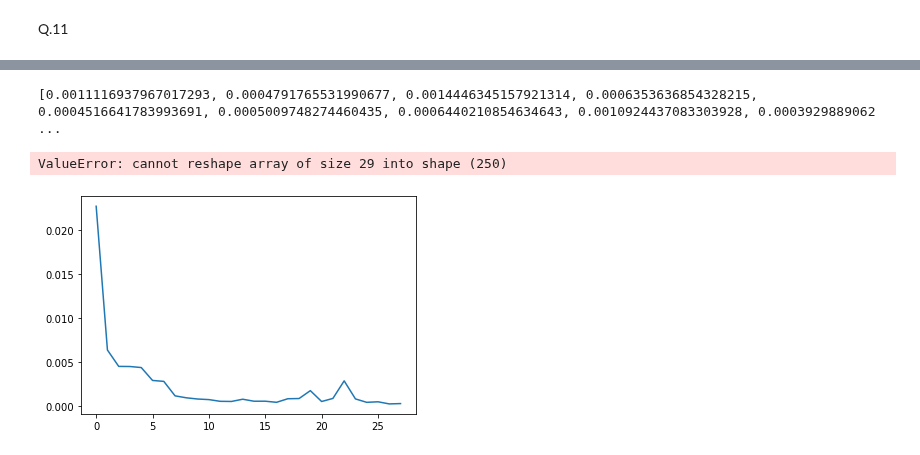
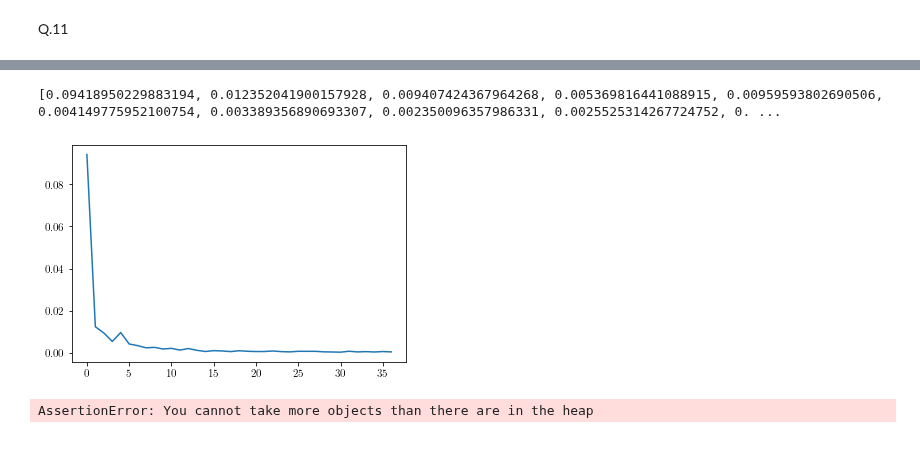
Before and after one commit to louisPoulain/ANN_NIM, a Jupyter notebook: DQN copy.ipynb, the cells around one changed output, grey strips where cells are left out. Cells and saved outputs as stored; diff of their text form; code cells hidden in the pictures.

```diff
--- a/DQN copy.ipynb
+++ b/DQN copy.ipynb
@@ -69,8 +69,10 @@ class DQN_Player(OptimalPlayer):
     def QL_Move(self, heaps):
         state = to_input(heaps)
         q = self.target_net(state)
+        print("in ql_move, q : ", q)
         argmax = torch.argmax(q)
         move = torch.tensor([argmax.div(7, rounding_mode="floor")+1, torch.remainder(argmax, 7)+1], device = device)
+        print("Move :", move)
         action = move
         return move, action
 
@@ -147,7 +149,7 @@ def select_action(state):
         result = torch.tensor([random.randrange(1,4), random.randrange(1,8)], device=device, dtype=torch.long)
         #print("if sampel > eps : ", result)
         if  result[0]==0 or result[1] == 0 :
-                print("aussercours dans select action avec result = random")
+                print("aux secours dans select action avec result = random")
                 print(result)
         return result
 
@@ -209,7 +211,7 @@ def optimize_model():
     #print("state batch :", state_batch.shape)
     action_batch = torch.cat(batch.action)
     reward_batch = torch.cat(batch.reward)
-
+    #print("reward batch ", reward_batch)
     # Compute Q(s_t, a) - the model computes Q(s_t), then we select the
     # columns of actions taken. These are the actions which would've been taken
     # for each batch state according to policy_net
@@ -234,7 +236,7 @@ def optimize_model():
     #print("expected state action values : ", expected_state_action_values) #64 x 1
 
     # Compute Huber loss
-    loss = criterion(state_action_values, expected_state_action_values.unsqueeze(1))
+    loss = criterion(state_action_values, expected_state_action_values.unsqueeze(1).detach())
 
     # Optimize the model
     optimizer.zero_grad()
@@ -249,6 +251,7 @@ def DQN_one_game(playerDQN, playerOpt, env):
     heaps, _, _ = env.observe()
     i = 0
     while not env.end:
+        env.render()
         if env.current_player == playerOpt.player:
             move = playerOpt.act(heaps)
             heaps, end, winner = env.step(move)
@@ -260,7 +263,7 @@ def DQN_one_game(playerDQN, playerOpt, env):
     return env.reward(playerDQN.player)
 
 
-def Q1_DQN(target_net, nb_games = 20000, eps = 0.2, eps_opt = 0.5, step = 250, seed = None, question = 'q3-1'):
+def Q1_DQN(target_net, nb_games = 20000, eps = 0.2, eps_opt = 0.5, step = 250, seed = None, question = 'q3-11'):
     Rewards = []
     Steps = []
     total_reward = 0.0
@@ -295,7 +298,7 @@ epsilon greedy :  0.5
 # %% [markdown]
 # TEST
 # %%
-num_episodes = 10001
+num_episodes = 101
 for i_episode in range(num_episodes):
     # Initialize the environment and state
     env.reset()
@@ -324,6 +327,7 @@ for i_episode in range(num_episodes):
                 reward = torch.tensor([0], device=device)
             else :
                 #the game has ended and we add a reward of 1.
+                print("got reward 1")
                 reward = torch.tensor([1], device=device)
 
             if not done:
@@ -408,5 +380,6 @@ AssertionError: You cannot take more objects than there are in the heap
 # %%
 Turns = np.array([0,1])
-Player_DQN = DQN_Player(epsilon=0.5, player = Turns[1], target_net = target_net)
-Player_opt = OptimalPlayer(epsilon=0.5, player=Turns[0])
-reward = QL_one_game(Player_DQN, Player_opt, eps = 0, eps_opt = 0, alpha = 0, gamma = 0, env = env, update = False)
+env.reset()
+player_DQN = DQN_Player(epsilon=0.5, player = Turns[1], target_net = target_net)
+player_Opt = OptimalPlayer(epsilon=0.5, player = Turns[0])
+reward = DQN_one_game(player_DQN, player_Opt, env)
@@ -415,10 +409,9 @@ reward = QL_one_game(Player_DQN, Player_opt, eps = 0, eps_opt = 0, alpha = 0, ga
 # %% [markdown]
 Q.11
 # %%
-num_episodes = 20000
+num_episodes = 10001
 losses = []
 print("losses : ", losses)
-
 for i_episode in range(num_episodes):
     # Initialize the environment and state
     env.reset()
@@ -431,24 +424,24 @@ for i_episode in range(num_episodes):
         is_available = env.check_valid(action)
         if not is_available:
             #i.e. if the action is not valid, we give the agent a negative reward
-            #print("is not available : ")
+            #print("is not available : ", is_available)
             reward = torch.tensor([-1], device=device)
             next_state = None
             memory.push(state, action, next_state, reward)
             break
 
         else : #if the action is valid, we make a step
-            _, done, reward = env.step(action)
+            #print("is available : ", is_available)
+            heaps, done, reward = env.step(action)
             #env.render()
 
             if reward == None:
+                #the game has not ended, we add a reward of 0.
                 reward = torch.tensor([0], device=device)
             else :
-                #print("reward not None : ", reward)
-                reward = torch.tensor([reward], device=device)
+                #the game has ended and we add a reward of 1.
+                reward = torch.tensor([1], device=device)
 
-            # Observe new state
-            heaps, _, _ = env.observe()
             if not done:
                 next_state = to_input(heaps)
             else:
@@ -499,15 +492,12 @@ Heap 3: ||                       (2)
 # %%
 print(losses)
 losses = np.array(losses)
-aver_losses = (losses.reshape(-1, 250)).mean(axis = 1)
-print(aver_losses)
+plt.plot(losses)
+plt.show()
 # %% [output]
-[0.0011116937967017293, 0.0004791765531990677, 0.0014446345157921314, 0.0006353636854328215, 0.0004516641783993691, 0.0005009748274460435, 0.0006440210854634643, 0.0010924437083303928, 0.0003929889062 ...
+[0.09418950229883194, 0.012352041900157928, 0.009407424367964268, 0.005369816441088915, 0.00959593802690506, 0.004149775952100754, 0.003389356890693307, 0.002350096357986331, 0.0025525314267724752, 0. ...
-ValueError: cannot reshape array of size 29 into shape (250)
+[figure, added]
-# %%
-plt.plot(losses)
-plt.show()
-# %% [output]
-[figure, removed]
 # %%
-Q1_DQN(target_net, nb_games = 20000, eps = 0.2, eps_opt = 0.5, step = 250, seed = None, question = 'q3-1')
+Q1_DQN(target_net, nb_games = 1, eps = 0.2, eps_opt = 0.5, step = 250, seed = None, question = 'q3-1')
+# %% [output]
+AssertionError: You cannot take more objects than there are in the heap
```
Also changed, not shown: parts of 4 cells of this notebook.
